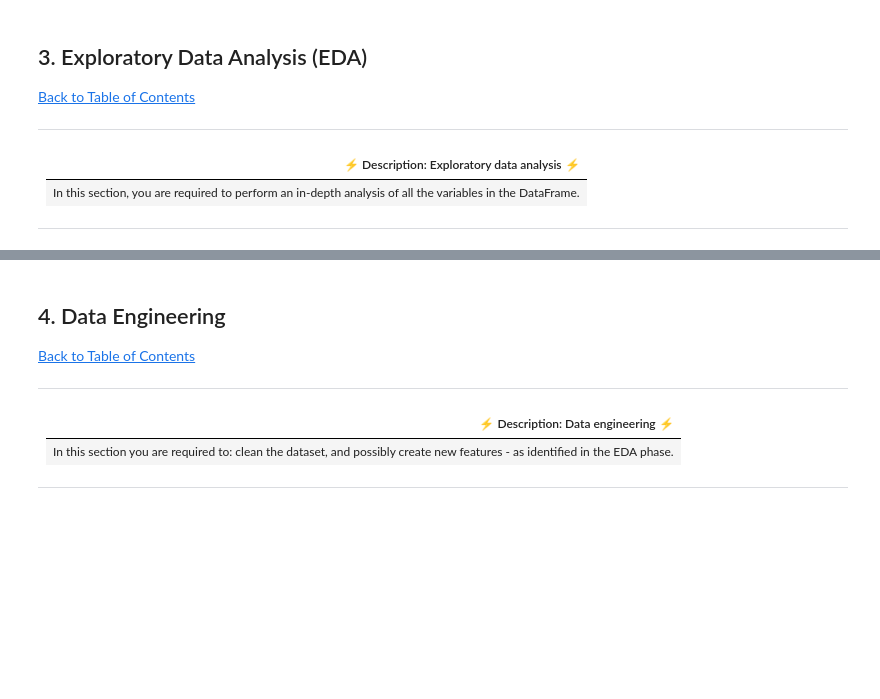
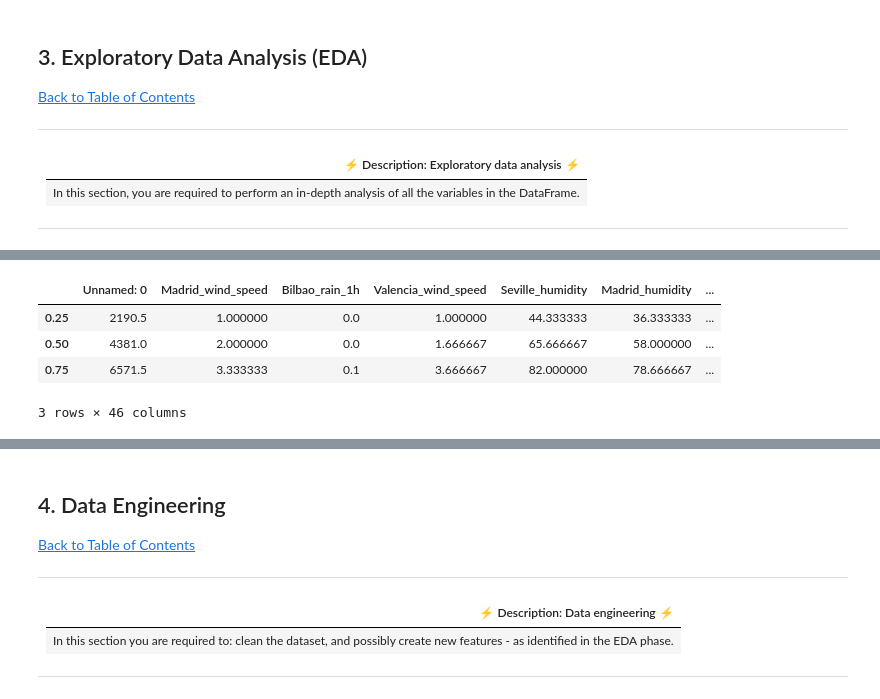
Before and after one commit to Reegs001220/Regression-sprint-2307FTDS-Team-DN1, a Jupyter notebook: Advanced-Regression-Starter-Data/starter-notebook.ipynb, the cells around one changed output, grey strips where cells are left out. Cells and saved outputs as stored; diff of their text form; code cells hidden in the pictures; blank space fills up the shorter version.

```diff
--- a/Advanced-Regression-Starter-Data/starter-notebook.ipynb
+++ b/Advanced-Regression-Starter-Data/starter-notebook.ipynb
@@ -172,0 +289,8 @@ df.describe()
+# %%
+df.quantile([0.25, 0.5, 0.75], axis = 0)
+# %% [output]
+|  | Unnamed: 0 | Madrid_wind_speed | Bilbao_rain_1h | Valencia_wind_speed | Seville_humidity | Madrid_humidity | ... |
+| 0.25 | 2190.5 | 1.000000 | 0.0 | 1.000000 | 44.333333 | 36.333333 | ... |
+| 0.50 | 4381.0 | 2.000000 | 0.0 | 1.666667 | 65.666667 | 58.000000 | ... |
+| 0.75 | 6571.5 | 3.333333 | 0.1 | 3.666667 | 82.000000 | 78.666667 | ... |
+3 rows × 46 columns
```
Also changed, not shown: parts of 44 cells of this notebook.
